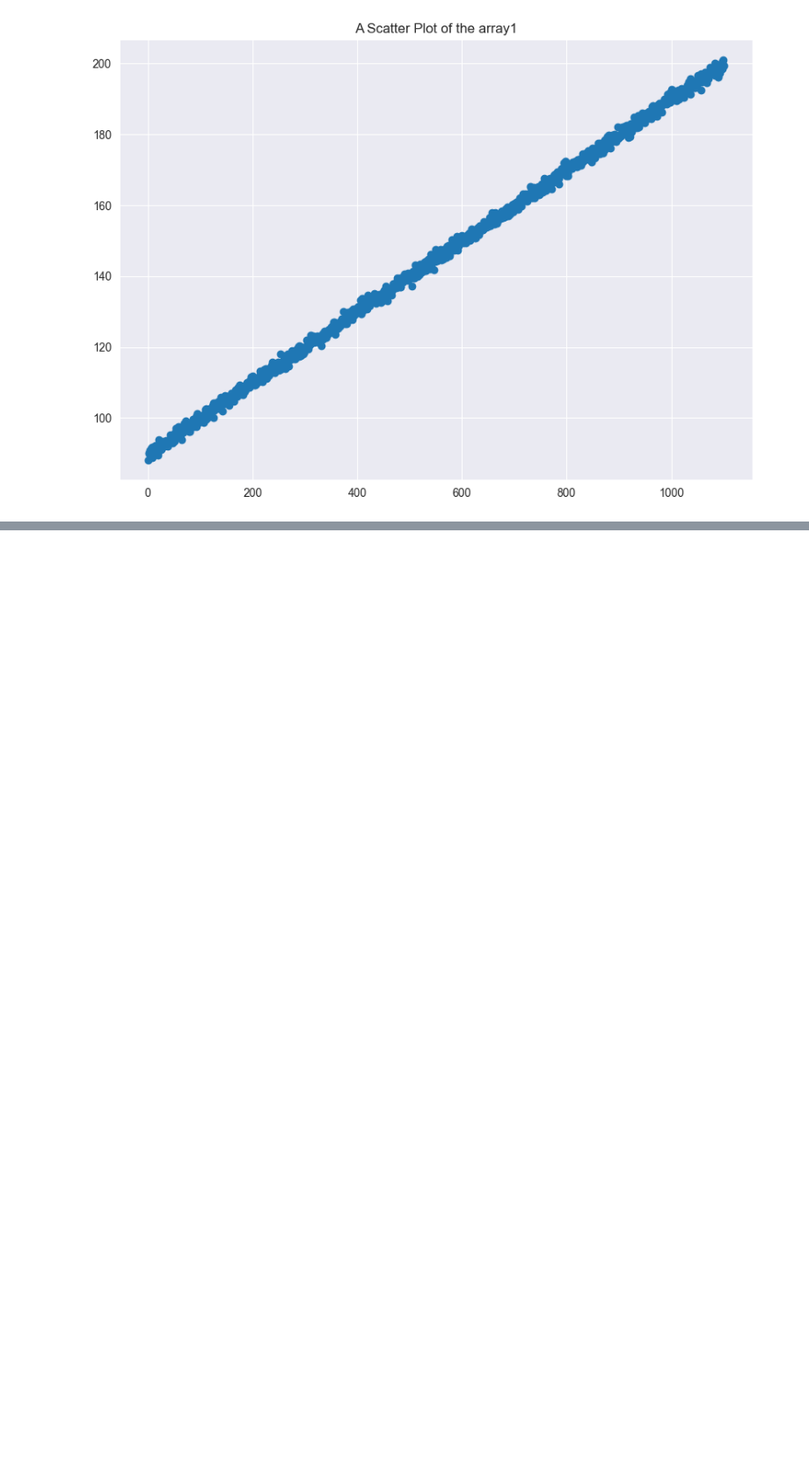
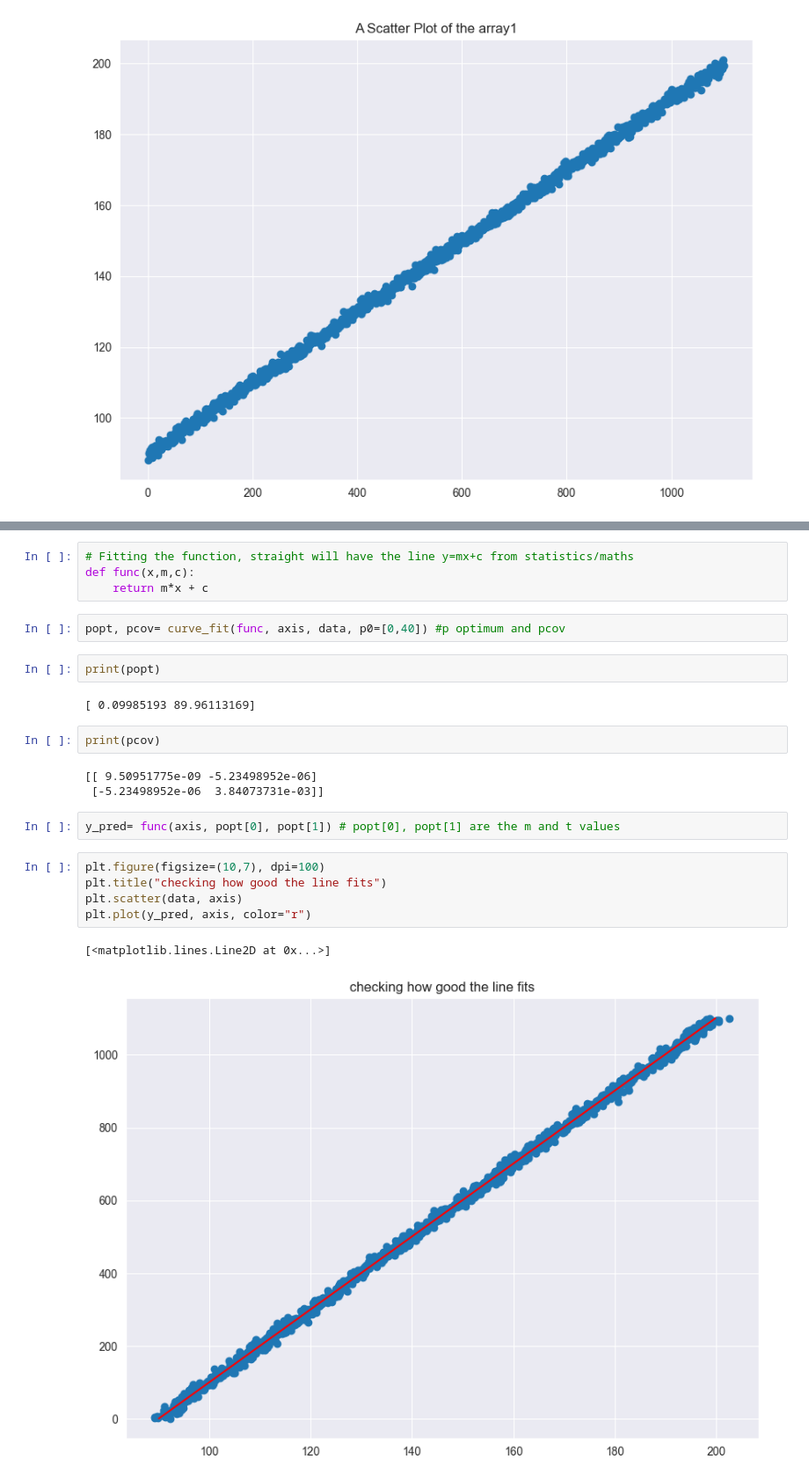
Before and after one commit to MrBytes10/DataScience-QuizFixingBellCurve, a Jupyter notebook: SciPy_Quiz.ipynb, the cells around one changed output, grey strips where cells are left out. Shown: that part at 88% size. Drawn from its saved outputs; the diff is of its cells as text; blank space fills up the shorter version.

Commit message:
completed the fixing bell curve quiz

```diff
--- a/SciPy_Quiz.ipynb
+++ b/SciPy_Quiz.ipynb
@@ -100,0 +99,25 @@ plt.scatter(axis, data) # use plt.scatter(axis, data) as it accepts 2 arguments
+# %%
+# Fitting the function, straight will have the line y=mx+c from statistics/maths
+def func(x,m,c):
+    return m*x + c
+# %%
+popt, pcov= curve_fit(func, axis, data, p0=[0,40]) #p optimum and pcov
+# %%
+print(popt)
+# %% [output]
+[ 0.09985193 89.96113169]
+# %%
+print(pcov)
+# %% [output]
+[[ 9.50951775e-09 -5.23498952e-06]
+ [-5.23498952e-06  3.84073731e-03]]
+# %%
+y_pred= func(axis, popt[0], popt[1]) # popt[0], popt[1] are the m and t values
+# %%
+plt.figure(figsize=(10,7), dpi=100)
+plt.title("checking how good the line fits")
+plt.scatter(data, axis)
+plt.plot(y_pred, axis, color="r")
+# %% [output]
+[<matplotlib.lines.Line2D at 0x...>]
+[figure, added]
```
Also changed, not shown: parts of 4 cells of this notebook, 1 other file.
